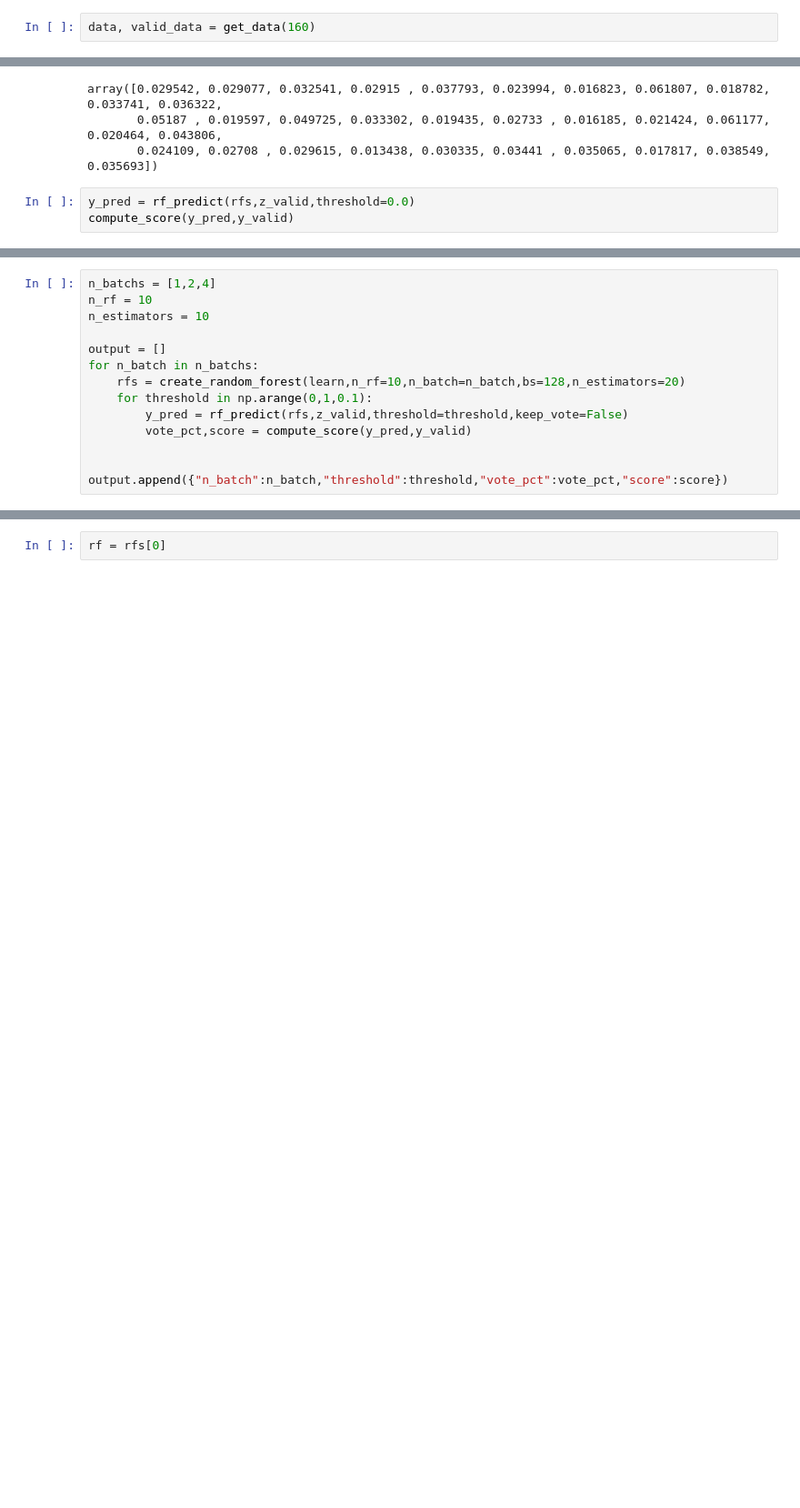
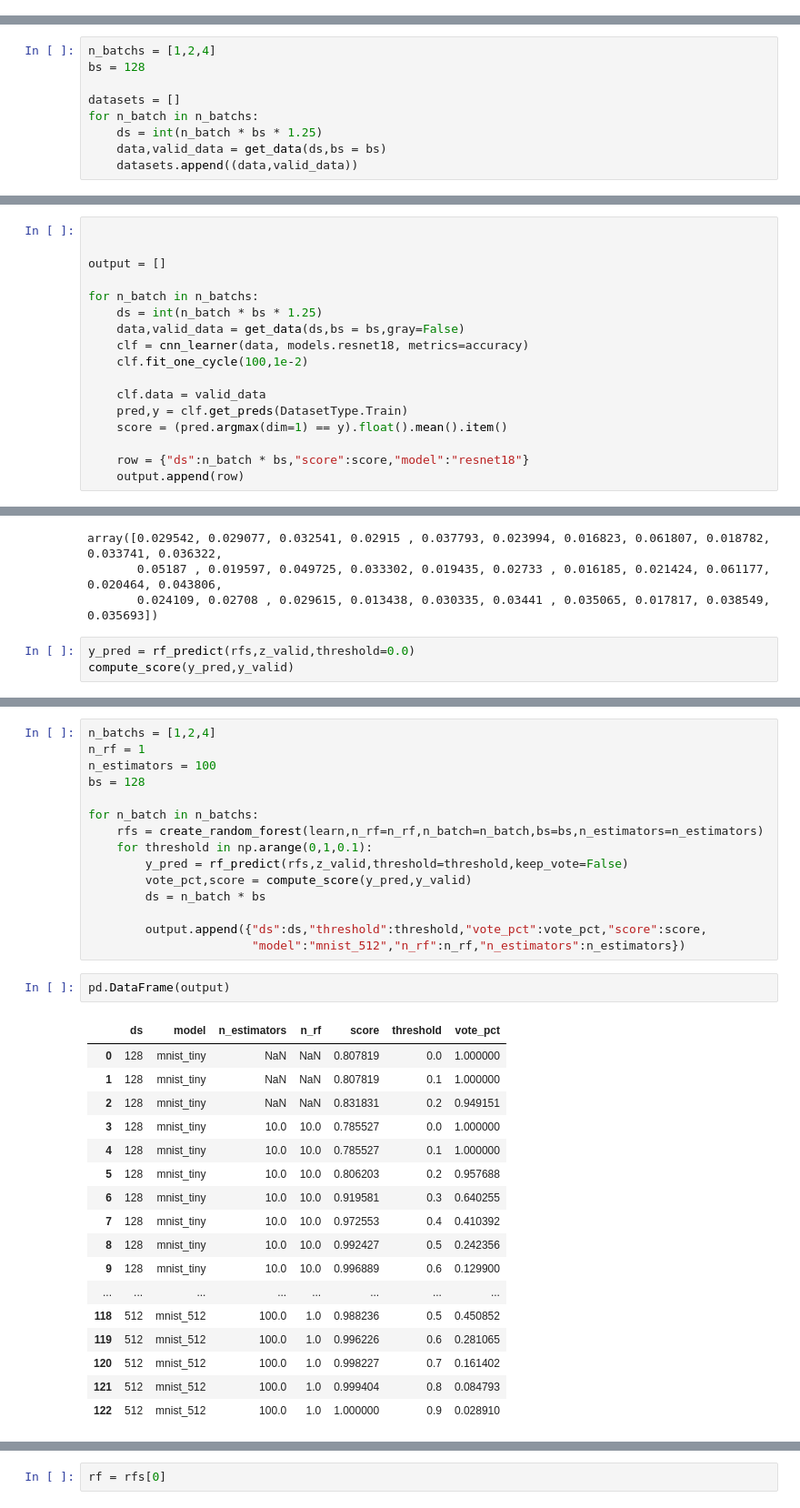
Before and after one commit to dhuynh95/fastai_autoencoder, a Jupyter notebook: MNIST-Copy2.ipynb, the cells around one changed output, grey strips where cells are left out. Shown at 91% size. Saved outputs shown, nothing was run; the diff lists cells and outputs as text; blank space fills up the shorter version.

```diff
--- a/MNIST-Copy2.ipynb
+++ b/MNIST-Copy2.ipynb
@@ -356,2 +262,0 @@ Computing the TSNE projection
-# %%
-data, valid_data = get_data(160)
@@ -357,0 +283,9 @@ data, valid_data = get_data(160)
+# %%
+n_batchs = [1,2,4]
+bs = 128
+
+datasets = []
+for n_batch in n_batchs:
+    ds = int(n_batch * bs * 1.25)
+    data,valid_data = get_data(ds,bs = bs)
+    datasets.append((data,valid_data))
@@ -358,3 +399,20 @@ data, valid_data = get_data(160)
+# %%
+
+
+output = []
+
+for n_batch in n_batchs:
+    ds = int(n_batch * bs * 1.25)
+    data,valid_data = get_data(ds,bs = bs,gray=False)
+    clf = cnn_learner(data, models.resnet18, metrics=accuracy)
+    clf.fit_one_cycle(100,1e-2)
+
+    clf.data = valid_data
+    pred,y = clf.get_preds(DatasetType.Train)
+    score = (pred.argmax(dim=1) == y).float().mean().item()
+
+    row = {"ds":n_batch * bs,"score":score,"model":"resnet18"}
+    output.append(row)
 # %%
 learn.load("model_mnist_tiny")
 # %% [output]
@@ -871,13 +932,35 @@ compute_score(y_pred,y_valid)
 # %%
 n_batchs = [1,2,4]
-n_rf = 10
-n_estimators = 10
+n_rf = 1
+n_estimators = 100
+bs = 128
 
-output = []
 for n_batch in n_batchs:
-    rfs = create_random_forest(learn,n_rf=10,n_batch=n_batch,bs=128,n_estimators=20)
+    rfs = create_random_forest(learn,n_rf=n_rf,n_batch=n_batch,bs=bs,n_estimators=n_estimators)
     for threshold in np.arange(0,1,0.1):
         y_pred = rf_predict(rfs,z_valid,threshold=threshold,keep_vote=False)
         vote_pct,score = compute_score(y_pred,y_valid)
+        ds = n_batch * bs
 
-        output.append({"n_batch":n_batch,"threshold":threshold,"vote_pct":vote_pct,"score":score})
+        output.append({"ds":ds,"threshold":threshold,"vote_pct":vote_pct,"score":score,
+                       "model":"mnist_512","n_rf":n_rf,"n_estimators":n_estimators})
+# %%
+pd.DataFrame(output)
+# %% [output]
+|  | ds | model | n_estimators | n_rf | score | threshold | vote_pct |
+| 0 | 128 | mnist_tiny | NaN | NaN | 0.807819 | 0.0 | 1.000000 |
+| 1 | 128 | mnist_tiny | NaN | NaN | 0.807819 | 0.1 | 1.000000 |
+| 2 | 128 | mnist_tiny | NaN | NaN | 0.831831 | 0.2 | 0.949151 |
+| 3 | 128 | mnist_tiny | 10.0 | 10.0 | 0.785527 | 0.0 | 1.000000 |
+| 4 | 128 | mnist_tiny | 10.0 | 10.0 | 0.785527 | 0.1 | 1.000000 |
+| 5 | 128 | mnist_tiny | 10.0 | 10.0 | 0.806203 | 0.2 | 0.957688 |
+| 6 | 128 | mnist_tiny | 10.0 | 10.0 | 0.919581 | 0.3 | 0.640255 |
+| 7 | 128 | mnist_tiny | 10.0 | 10.0 | 0.972553 | 0.4 | 0.410392 |
+| 8 | 128 | mnist_tiny | 10.0 | 10.0 | 0.992427 | 0.5 | 0.242356 |
+| 9 | 128 | mnist_tiny | 10.0 | 10.0 | 0.996889 | 0.6 | 0.129900 |
+| ... | ... | ... | ... | ... | ... | ... | ... |
+| 118 | 512 | mnist_512 | 100.0 | 1.0 | 0.988236 | 0.5 | 0.450852 |
+| 119 | 512 | mnist_512 | 100.0 | 1.0 | 0.996226 | 0.6 | 0.281065 |
+| 120 | 512 | mnist_512 | 100.0 | 1.0 | 0.998227 | 0.7 | 0.161402 |
+| 121 | 512 | mnist_512 | 100.0 | 1.0 | 0.999404 | 0.8 | 0.084793 |
+| 122 | 512 | mnist_512 | 100.0 | 1.0 | 1.000000 | 0.9 | 0.028910 |
```
Also changed, not shown: parts of 36 cells of this notebook, 10 other files.
